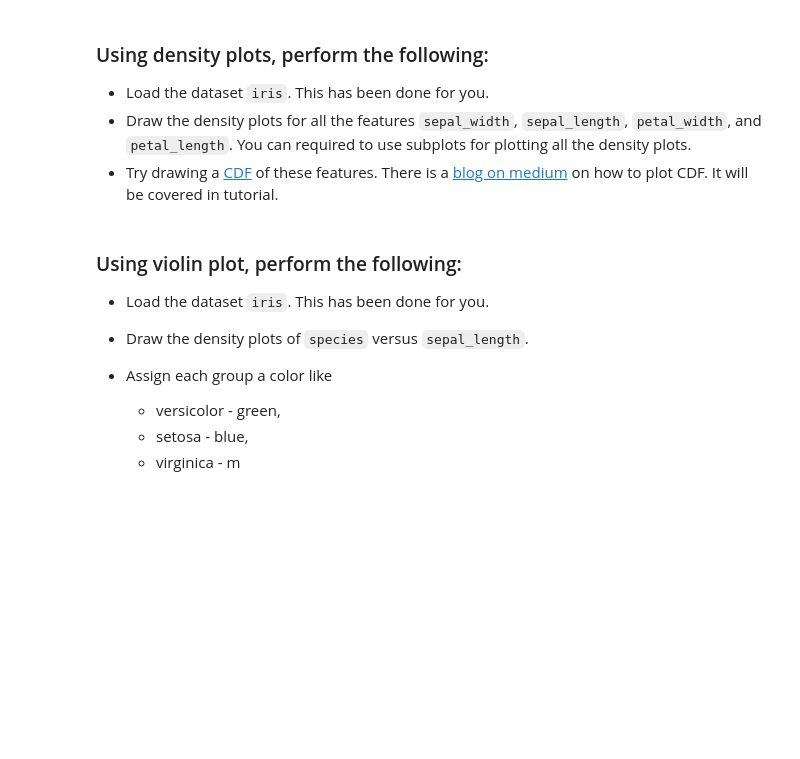
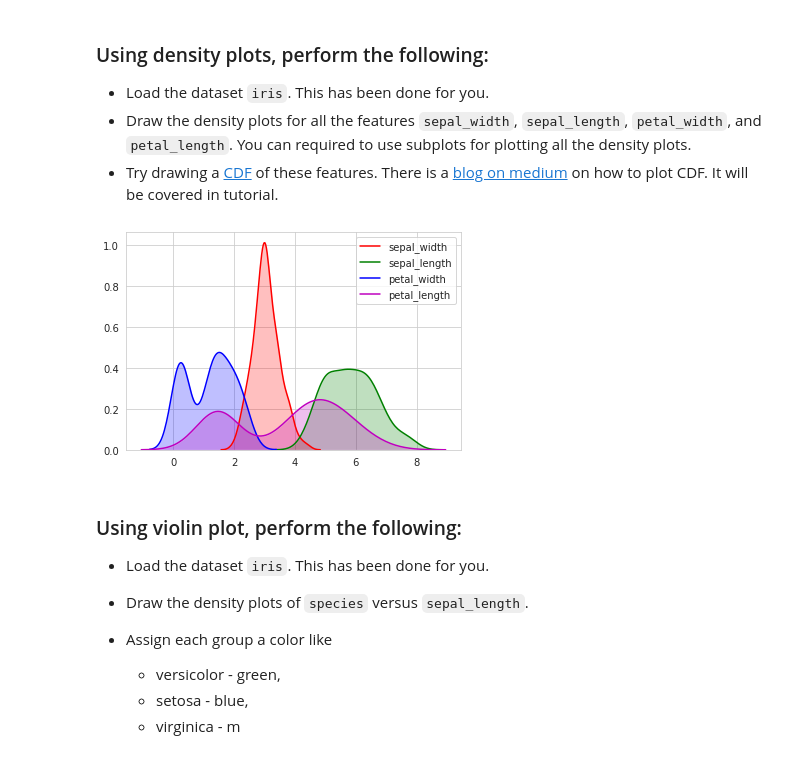
Before and after one commit to Joydeep75/SHALA2020, a Jupyter notebook: Joydeep_DS_L3_20_April_Assignment_3.ipynb, the cells around one changed output. Cells and saved outputs as stored; diff of their text form; code cells hidden in the pictures; blank space fills up the shorter version.

```diff
--- a/Joydeep_DS_L3_20_April_Assignment_3.ipynb
+++ b/Joydeep_DS_L3_20_April_Assignment_3.ipynb
@@ -217,6 +217,18 @@ plt.legend(loc = 'lower right')
 # %%
 # library and dataset
 df = sns.load_dataset('iris')
+# %%
+# Draw the density plots for all the features sepal_width, sepal_length, petal_width, and petal_length.
+# You can required to use subplots for plotting all the density plots.
+
+p1 = sns.kdeplot(df['sepal_width'], shade = True, color = 'r')
+p2 = sns.kdeplot(df['sepal_length'], shade = True, color = 'g')
+p3 = sns.kdeplot(df['petal_width'], shade = True, color = 'b')
+p4 = sns.kdeplot(df['petal_length'], shade = True, color = 'm')
+
+# plt.subplot()
+# %% [output]
+[figure, added]
 # %% [markdown]
 ### Using violin plot, perform the following:
 
```
